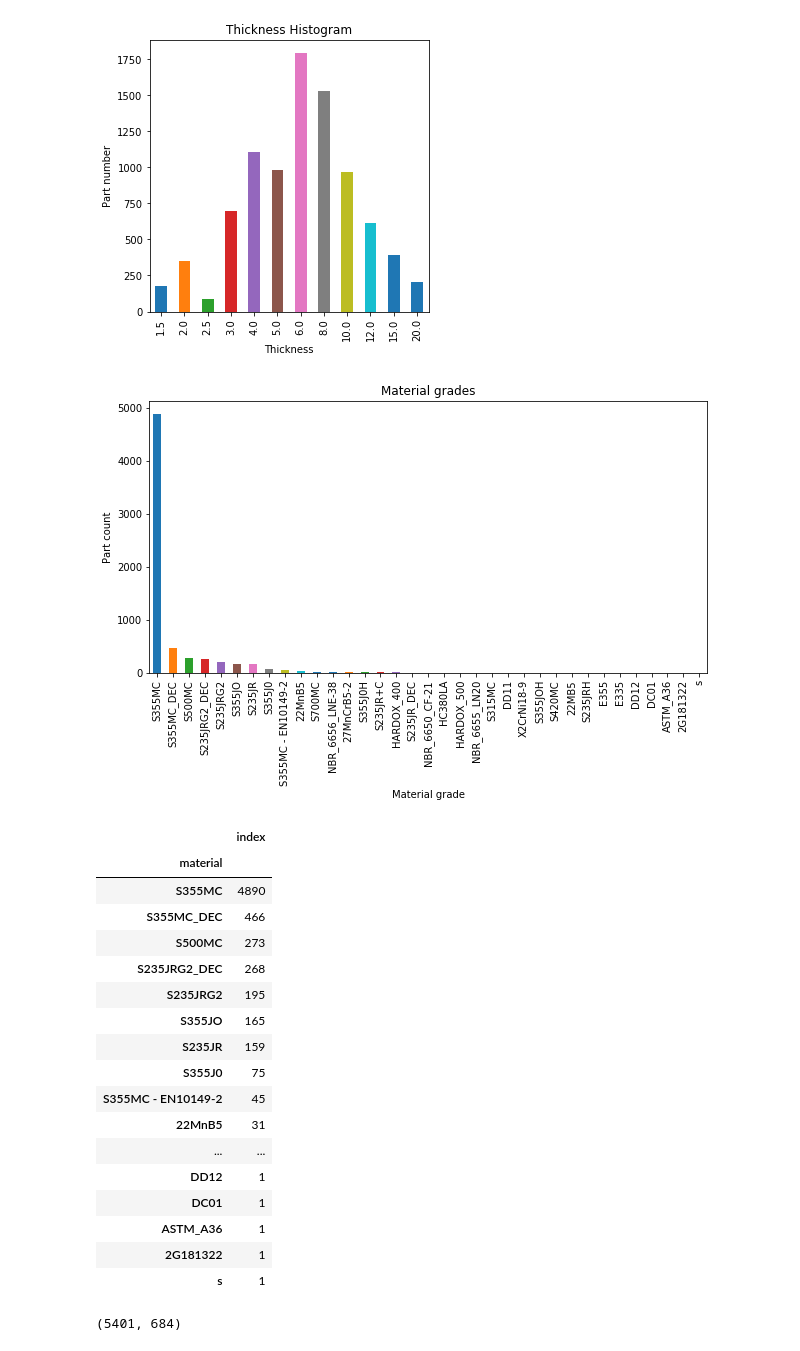
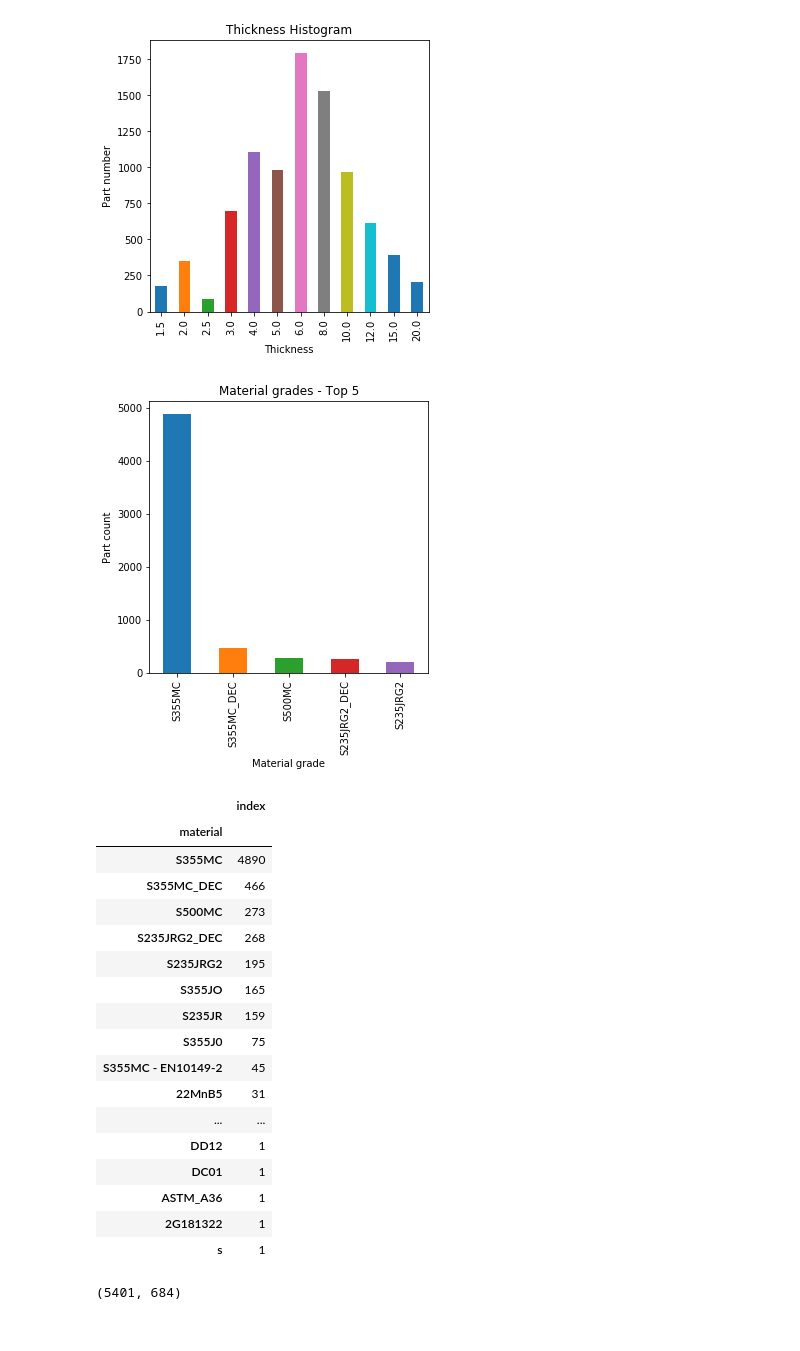
Before and after one commit to rudloffl/sheet-metal-cost-calculator, a Jupyter notebook: Y1 - Notebooks/B1 - data exploration.ipynb, the cells around one changed output. Cells and saved outputs as stored; diff of their text form; code cells hidden in the pictures.

```diff
--- a/Y1 - Notebooks/B1 - data exploration.ipynb
+++ b/Y1 - Notebooks/B1 - data exploration.ipynb
@@ -843,15 +843,15 @@ plt.show()
 # %%
 #Materials
 df=Kset[['material']].reset_index().groupby('material').count()
 df = df.sort_values('index', ascending=False)
-df['index'].plot.bar(legend=None, figsize=(10,5))
-plt.title('Material grades')
+df['index'][:5].plot.bar(legend=None, figsize=(5,5))
+plt.title('Material grades - Top 5')
 plt.xlabel('Material grade')
 plt.ylabel('Part count')
 plt.show()
 df#.plot.pie(subplots=True)
 # %% [output]
-[figure, old version]
+[figure, new version]
 |  | index |
 | material |  |
 | S355MC | 4890 |
```
Also changed, not shown: parts of 16 cells of this notebook, 6 other files.
